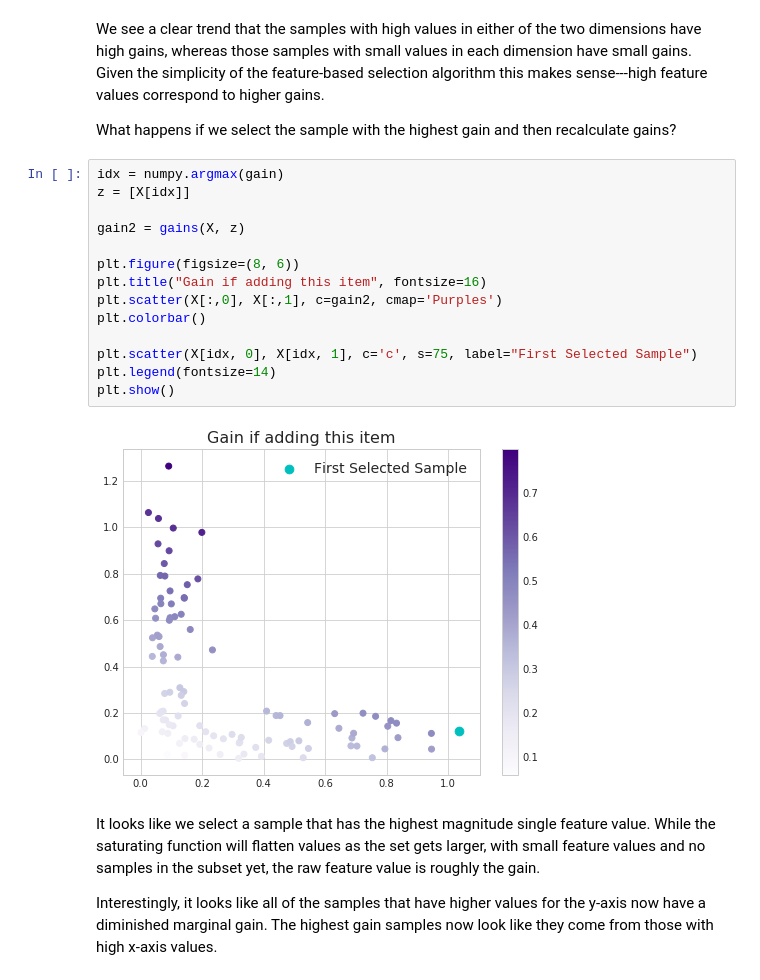
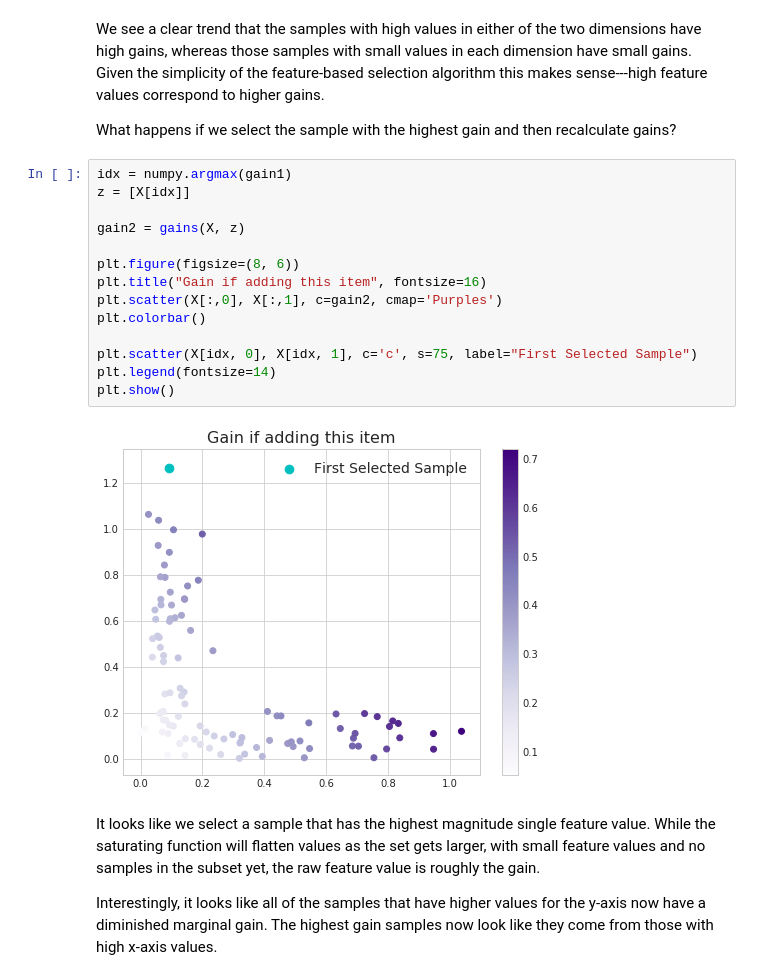
Before and after one commit to jmschrei/apricot, a Jupyter notebook: 2. How Do Submodular Functions Work?.ipynb, the cells around one changed output. Saved outputs shown, nothing was run; the diff lists cells and outputs as text.

```diff
--- a/2. How Do Submodular Functions Work?.ipynb
+++ b/2. How Do Submodular Functions Work?.ipynb
@@ -65,21 +65,21 @@ We see a clear trend that the samples with high values in either of the two dime
 
 What happens if we select the sample with the highest gain and then recalculate gains?
 # %%
-idx = numpy.argmax(gain)
+idx = numpy.argmax(gain1)
 z = [X[idx]]
 
 gain2 = gains(X, z)
 
 plt.figure(figsize=(8, 6))
 plt.title("Gain if adding this item", fontsize=16)
 plt.scatter(X[:,0], X[:,1], c=gain2, cmap='Purples')
 plt.colorbar()
 
 plt.scatter(X[idx, 0], X[idx, 1], c='c', s=75, label="First Selected Sample")
 plt.legend(fontsize=14)
 plt.show()
 # %% [output]
-[figure, old version]
+[figure, new version]
 # %% [markdown]
 It looks like we select a sample that has the highest magnitude single feature value. While the saturating function will flatten values as the set gets larger, with small feature values and no samples in the subset yet, the raw feature value is roughly the gain.
 
```
Also changed, not shown: parts of 5 cells of this notebook, 9 other files.
